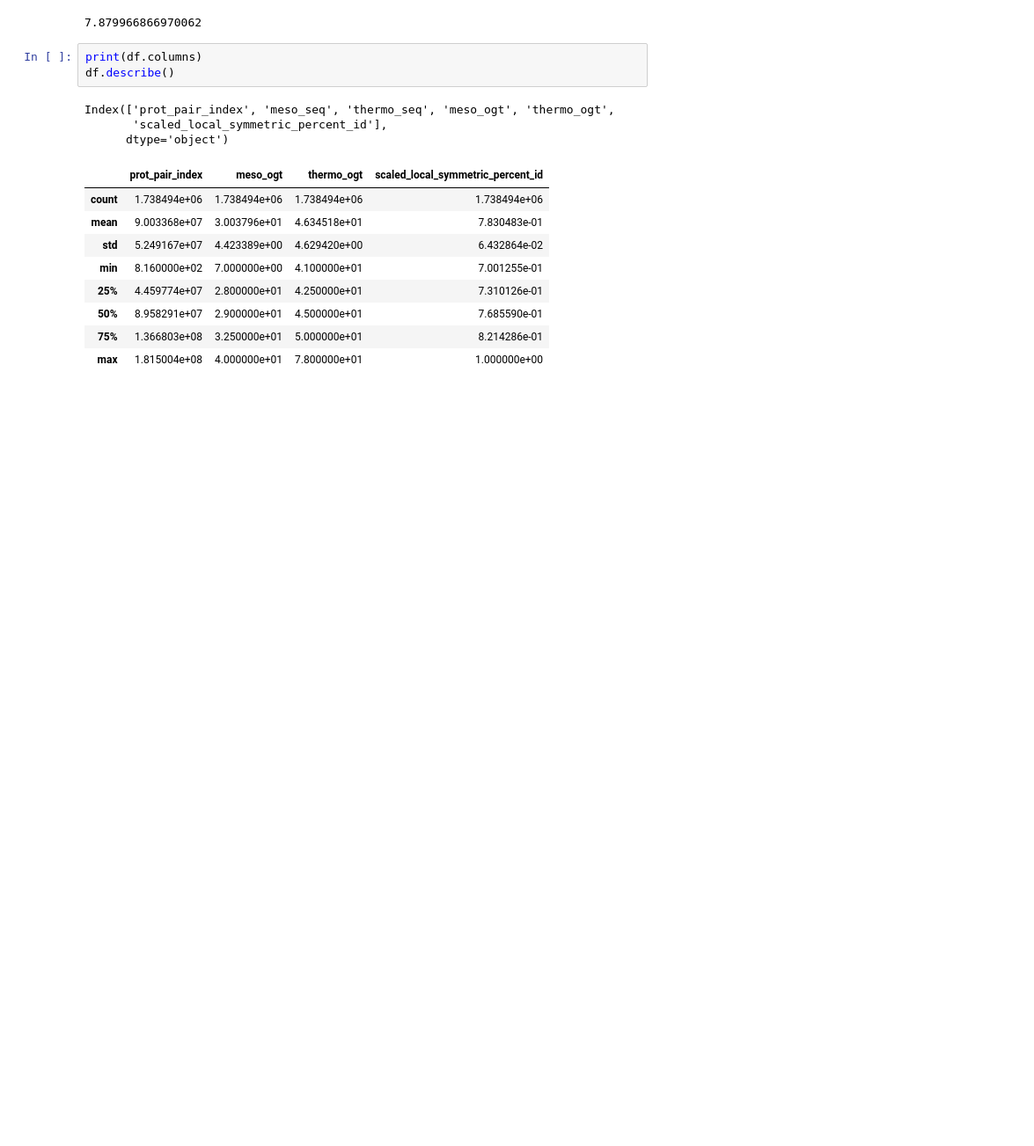
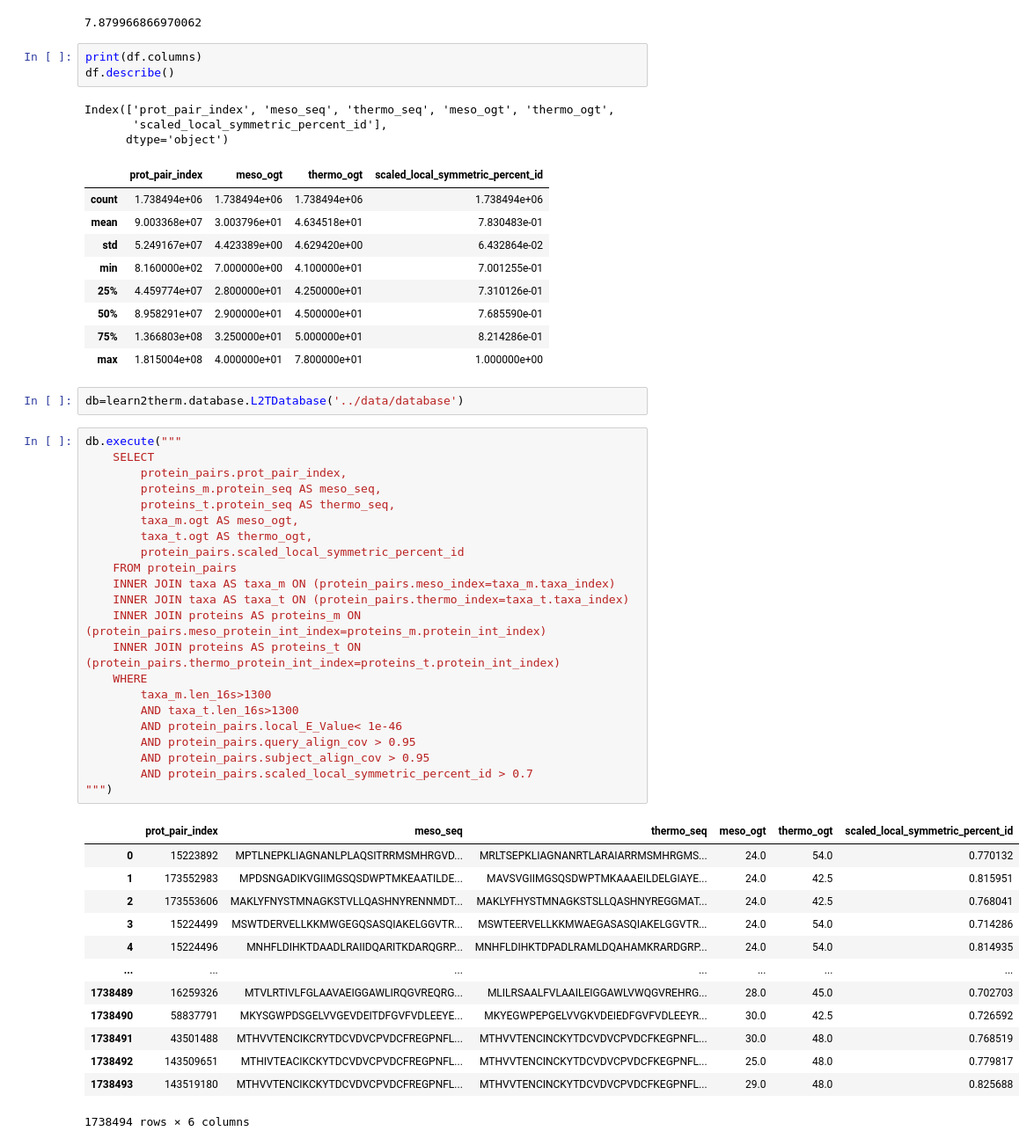
Before and after one commit to BeckResearchLab/learn2thermDB, a Jupyter notebook: notebooks/dev-duckdb.ipynb, the cells around one changed output. Shown: that part at 88% size. Saved outputs shown, nothing was run; the diff lists cells and outputs as text; blank space fills up the shorter version.

Commit message:
manual validation of taxa and protein metrics for our comfort, since me bif dum dum hasnt written unit tests yet

```diff
--- a/notebooks/dev-duckdb.ipynb
+++ b/notebooks/dev-duckdb.ipynb
@@ -93,3 +93,41 @@ Index(['prot_pair_index', 'meso_seq', 'thermo_seq', 'meso_ogt', 'thermo_ogt',
 | 50% | 8.958291e+07 | 2.900000e+01 | 4.500000e+01 | 7.685590e-01 |
 | 75% | 1.366803e+08 | 3.250000e+01 | 5.000000e+01 | 8.214286e-01 |
 | max | 1.815004e+08 | 4.000000e+01 | 7.800000e+01 | 1.000000e+00 |
+# %%
+db=learn2therm.database.L2TDatabase('../data/database')
+# %%
+db.execute("""
+    SELECT
+        protein_pairs.prot_pair_index,
+        proteins_m.protein_seq AS meso_seq,
+        proteins_t.protein_seq AS thermo_seq,
+        taxa_m.ogt AS meso_ogt,
+        taxa_t.ogt AS thermo_ogt,
+        protein_pairs.scaled_local_symmetric_percent_id
+    FROM protein_pairs
+    INNER JOIN taxa AS taxa_m ON (protein_pairs.meso_index=taxa_m.taxa_index)
+    INNER JOIN taxa AS taxa_t ON (protein_pairs.thermo_index=taxa_t.taxa_index)
+    INNER JOIN proteins AS proteins_m ON (protein_pairs.meso_protein_int_index=proteins_m.protein_int_index)
+    INNER JOIN proteins AS proteins_t ON (protein_pairs.thermo_protein_int_index=proteins_t.protein_int_index)
+    WHERE
+        taxa_m.len_16s>1300
+        AND taxa_t.len_16s>1300
+        AND protein_pairs.local_E_Value< 1e-46
+        AND protein_pairs.query_align_cov > 0.95
+        AND protein_pairs.subject_align_cov > 0.95
+        AND protein_pairs.scaled_local_symmetric_percent_id > 0.7
+""")
+# %% [output]
+|  | prot_pair_index | meso_seq | thermo_seq | meso_ogt | thermo_ogt | scaled_local_symmetric_percent_id |
+| 0 | 15223892 | MPTLNEPKLIAGNANLPLAQSITRRMSMHRGVD... | MRLTSEPKLIAGNANRTLARAIARRMSMHRGMS... | 24.0 | 54.0 | 0.770132 |
+| 1 | 173552983 | MPDSNGADIKVGIIMGSQSDWPTMKEAATILDE... | MAVSVGIIMGSQSDWPTMKAAAEILDELGIAYE... | 24.0 | 42.5 | 0.815951 |
+| 2 | 173553606 | MAKLYFNYSTMNAGKSTVLLQASHNYRENNMDT... | MAKLYFHYSTMNAGKSTSLLQASHNYREGGMAT... | 24.0 | 42.5 | 0.768041 |
+| 3 | 15224499 | MSWTDERVELLKKMWGEGQSASQIAKELGGVTR... | MSWTEERVELLKKMWAEGASASQIAKELGGVTR... | 24.0 | 54.0 | 0.714286 |
+| 4 | 15224496 | MNHFLDIHKTDAADLRAIIDQARITKDARQGRP... | MNHFLDIHKTDPADLRAMLDQAHAMKRARDGRP... | 24.0 | 54.0 | 0.814935 |
+| ... | ... | ... | ... | ... | ... | ... |
+| 1738489 | 16259326 | MTVLRTIVLFGLAAVAEIGGAWLIRQGVREQRG... | MLILRSAALFVLAAILEIGGAWLVWQGVREHRG... | 28.0 | 45.0 | 0.702703 |
+| 1738490 | 58837791 | MKYSGWPDSGELVVGEVDEITDFGVFVDLEEYE... | MKYEGWPEPGELVVGKVDEIEDFGVFVDLEEYR... | 30.0 | 42.5 | 0.726592 |
+| 1738491 | 43501488 | MTHVVTENCIKCRYTDCVDVCPVDCFREGPNFL... | MTHVVTENCINCKYTDCVDVCPVDCFKEGPNFL... | 30.0 | 48.0 | 0.768519 |
+| 1738492 | 143509651 | MTHIVTEACIKCKYTDCVDVCPVDCFREGPNFL... | MTHVVTENCINCKYTDCVDVCPVDCFKEGPNFL... | 25.0 | 48.0 | 0.779817 |
+| 1738493 | 143519180 | MTHVVTENCIKCKYTDCVDVCPVDCFREGPNFL... | MTHVVTENCINCKYTDCVDVCPVDCFKEGPNFL... | 29.0 | 48.0 | 0.825688 |
+1738494 rows × 6 columns
```
Also changed, not shown: 2 other files.
